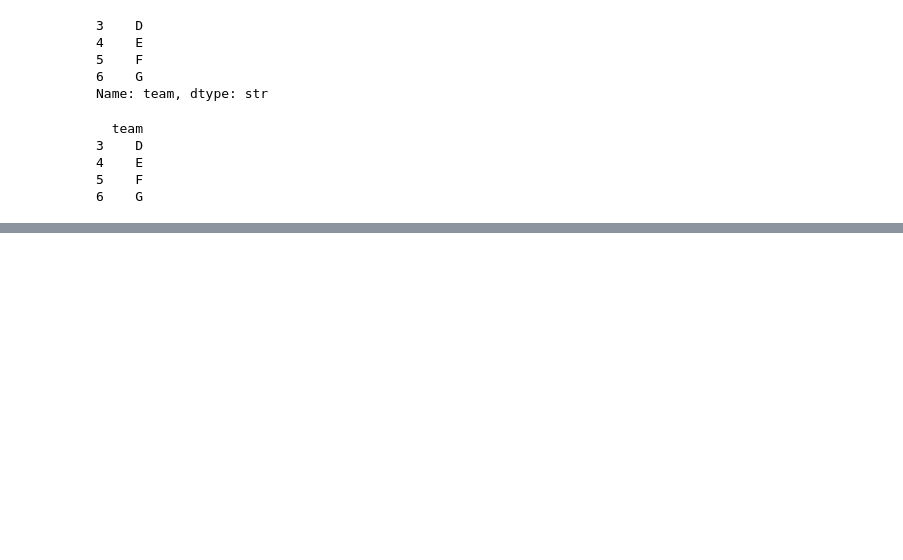
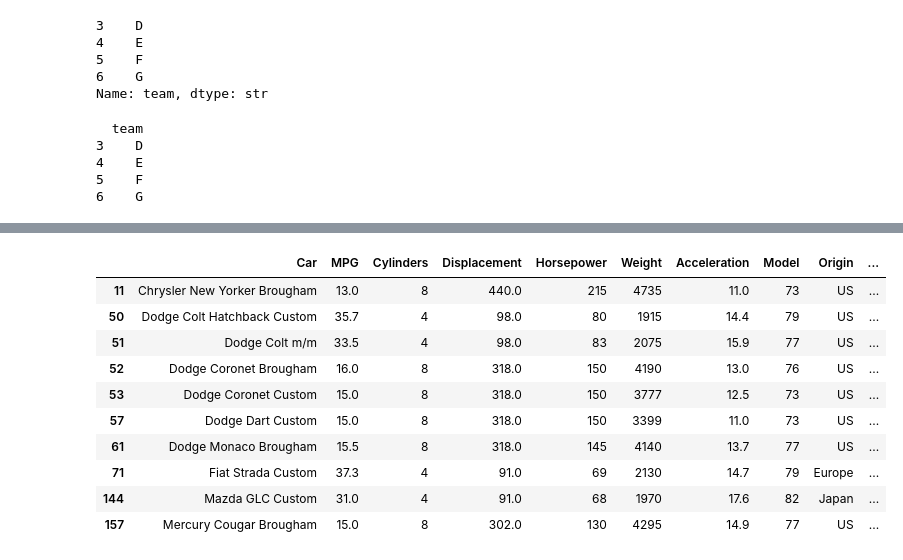
Before and after one commit to courjimen/Pandas-Exercise, a Jupyter notebook: notes.ipynb, the cells around one changed output, grey strips where cells are left out. Cells and saved outputs as stored; diff of their text form; code cells hidden in the pictures; blank space fills up the shorter version.

```diff
--- a/notes.ipynb
+++ b/notes.ipynb
@@ -774,0 +840,15 @@ print(team)
+# %%
+#df[df['Car'].str.endswith('m')]
+df[df.Car.str.endswith('m')]
+# %% [output]
+|  | Car | MPG | Cylinders | Displacement | Horsepower | Weight | Acceleration | Model | Origin | ... |
+| 11 | Chrysler New Yorker Brougham | 13.0 | 8 | 440.0 | 215 | 4735 | 11.0 | 73 | US | ... |
+| 50 | Dodge Colt Hatchback Custom | 35.7 | 4 | 98.0 | 80 | 1915 | 14.4 | 79 | US | ... |
+| 51 | Dodge Colt m/m | 33.5 | 4 | 98.0 | 83 | 2075 | 15.9 | 77 | US | ... |
+| 52 | Dodge Coronet Brougham | 16.0 | 8 | 318.0 | 150 | 4190 | 13.0 | 76 | US | ... |
+| 53 | Dodge Coronet Custom | 15.0 | 8 | 318.0 | 150 | 3777 | 12.5 | 73 | US | ... |
+| 57 | Dodge Dart Custom | 15.0 | 8 | 318.0 | 150 | 3399 | 11.0 | 73 | US | ... |
+| 61 | Dodge Monaco Brougham | 15.5 | 8 | 318.0 | 145 | 4140 | 13.7 | 77 | US | ... |
+| 71 | Fiat Strada Custom | 37.3 | 4 | 91.0 | 69 | 2130 | 14.7 | 79 | Europe | ... |
+| 144 | Mazda GLC Custom | 31.0 | 4 | 91.0 | 68 | 1970 | 17.6 | 82 | Japan | ... |
+| 157 | Mercury Cougar Brougham | 15.0 | 8 | 302.0 | 130 | 4295 | 14.9 | 77 | US | ... |
```
Also changed, not shown: parts of 6 cells of this notebook.
